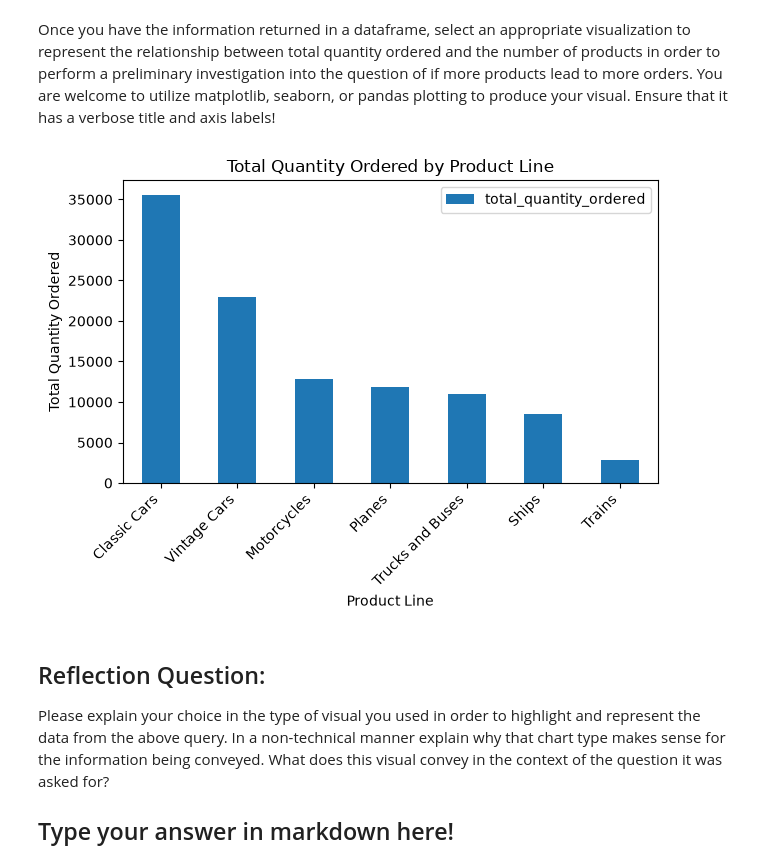
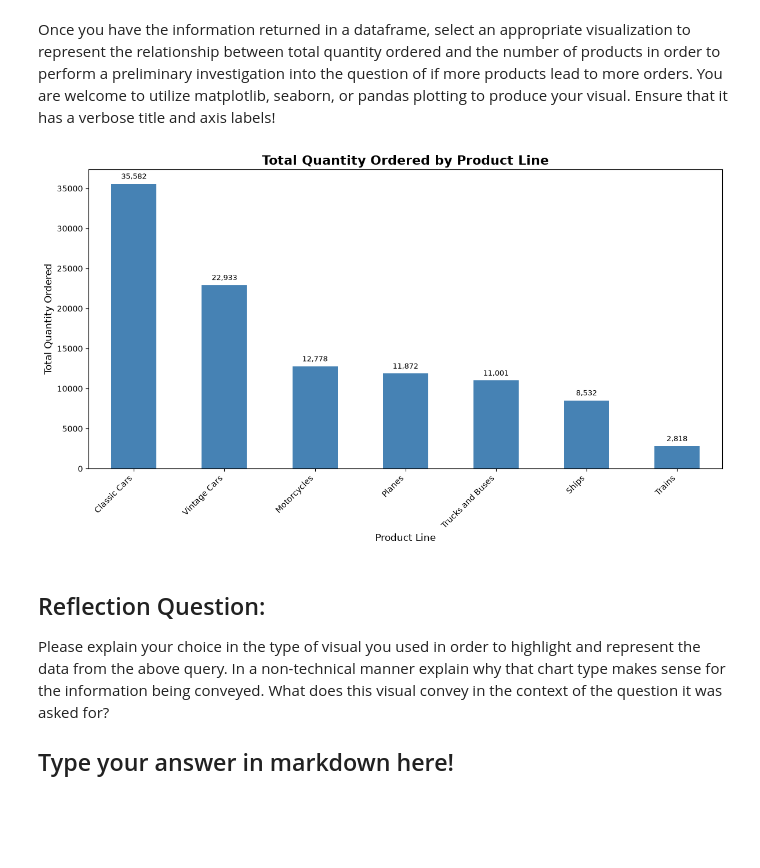
Before and after one commit to nicodemusmomanyi7-ship-it/dsc-sql-summative-lab, a Jupyter notebook: SQLSummativeLab.ipynb, the cells around one changed output. Cells and saved outputs as stored; diff of their text form; code cells hidden in the pictures; blank space fills up the shorter version.

```diff
--- a/SQLSummativeLab.ipynb
+++ b/SQLSummativeLab.ipynb
@@ -323,23 +375,49 @@ product_line_data
 # %% [markdown]
 Once you have the information returned in a dataframe, select an appropriate visualization to represent the relationship between total quantity ordered and the number of products in order to perform a preliminary investigation into the question of if more products lead to more orders. You are welcome to utilize matplotlib, seaborn, or pandas plotting to produce your visual. Ensure that it has a verbose title and axis labels!
 # %%
-# Replace None with your visual code
-# Produce a visual to represent the the relation between number of products and the total amount ordered
-product_line_data.plot(
-    x = "productLine",
-    y = "total_quantity_ordered",
-    kind = "bar",
-    legend = "False"
+# Sort product lines by total quantity ordered
+product_line_data = product_line_data.sort_values(
+    by="total_quantity_ordered",
+    ascending=False
 )
 
-plt.xlabel("Product Line")
-plt.ylabel("Total Quantity Ordered")
-plt.title("Total Quantity Ordered by Product Line")
-plt.xticks(rotation = 45, ha = "right")
+# Create the bar chart
+ax = product_line_data.plot(
+    x="productLine",
+    y="total_quantity_ordered",
+    kind="bar",
+    color="steelblue",
+    legend=False,
+    figsize=(12, 7)
+)
+
+# Annotate each bar with its value
+for bar in ax.patches:
+    height = bar.get_height()
+    ax.annotate(
+        f"{height:,.0f}",
+        (bar.get_x() + bar.get_width() / 2, height),
+        ha="center",
+        va="bottom",
+        xytext=(0, 4),
+        textcoords="offset points",
+        fontsize=9
+    )
+
+# Add labels and title
+plt.xlabel("Product Line", fontsize=12)
+plt.ylabel("Total Quantity Ordered", fontsize=12)
+plt.title(
+    "Total Quantity Ordered by Product Line",
+    fontsize=16,
+    fontweight="bold"
+)
+
+plt.xticks(rotation=45, ha="right")
 plt.tight_layout()
 plt.show()
 # %% [output]
-[figure, old version]
+[figure, new version]
 # %% [markdown]
 ## Reflection Question:
 
```
Also changed, not shown: parts of 2 cells of this notebook.
